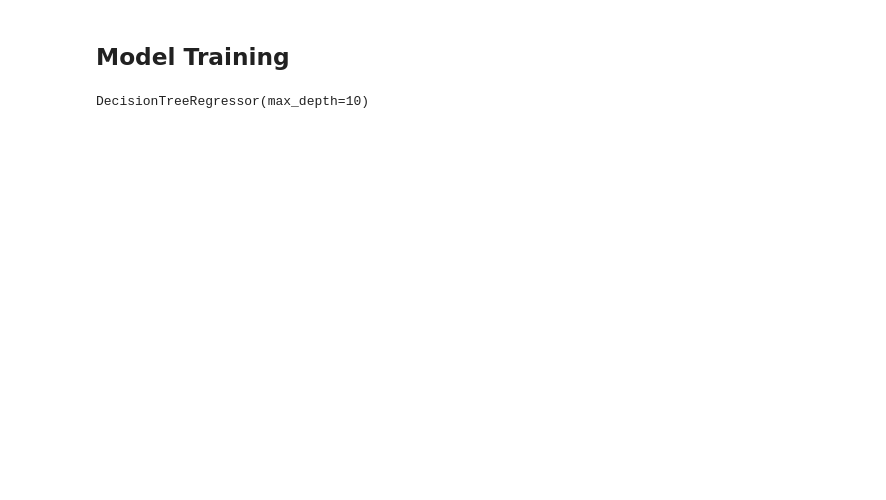
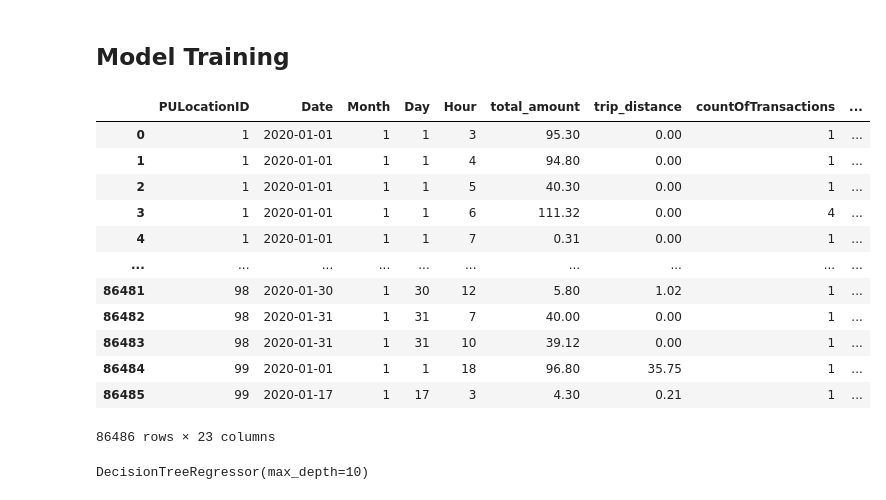
Before and after one commit to samcirceo/New-York-Taxi-Analysis, a Jupyter notebook: PresentableNotebook.ipynb, the cells around one changed output. Saved outputs shown, nothing was run; the diff lists cells and outputs as text; code cells hidden in the pictures; blank space fills up the shorter version.

```diff
--- a/PresentableNotebook.ipynb
+++ b/PresentableNotebook.ipynb
@@ -378,6 +392,21 @@ dataWithWeather.loc[dataWithWeather['Borough'].isna(),'Borough'] = 'Outside of N
 ## Model Training
 # %%
 dataformodel= dataWithWeather.copy()
+dataformodel
+# %% [output]
+|  | PULocationID | Date | Month | Day | Hour | total_amount | trip_distance | countOfTransactions | ... |
+| 0 | 1 | 2020-01-01 | 1 | 1 | 3 | 95.30 | 0.00 | 1 | ... |
+| 1 | 1 | 2020-01-01 | 1 | 1 | 4 | 94.80 | 0.00 | 1 | ... |
+| 2 | 1 | 2020-01-01 | 1 | 1 | 5 | 40.30 | 0.00 | 1 | ... |
+| 3 | 1 | 2020-01-01 | 1 | 1 | 6 | 111.32 | 0.00 | 4 | ... |
+| 4 | 1 | 2020-01-01 | 1 | 1 | 7 | 0.31 | 0.00 | 1 | ... |
+| ... | ... | ... | ... | ... | ... | ... | ... | ... | ... |
+| 86481 | 98 | 2020-01-30 | 1 | 30 | 12 | 5.80 | 1.02 | 1 | ... |
+| 86482 | 98 | 2020-01-31 | 1 | 31 | 7 | 40.00 | 0.00 | 1 | ... |
+| 86483 | 98 | 2020-01-31 | 1 | 31 | 10 | 39.12 | 0.00 | 1 | ... |
+| 86484 | 99 | 2020-01-01 | 1 | 1 | 18 | 96.80 | 35.75 | 1 | ... |
+| 86485 | 99 | 2020-01-17 | 1 | 17 | 3 | 4.30 | 0.21 | 1 | ... |
+86486 rows × 23 columns
 # %%
 input_features = ['PULocationID', 'Month', 'Day', 'Hour', 'Weekday', 'Weekend',
        'is_holiday', 'Borough', 'temperature_2m (°C)', 'precipitation (mm)','cloudcover_mid (%)','windspeed_10m (km/h)'  ]
```
Also changed, not shown: parts of 45 cells of this notebook, 1 other file.
